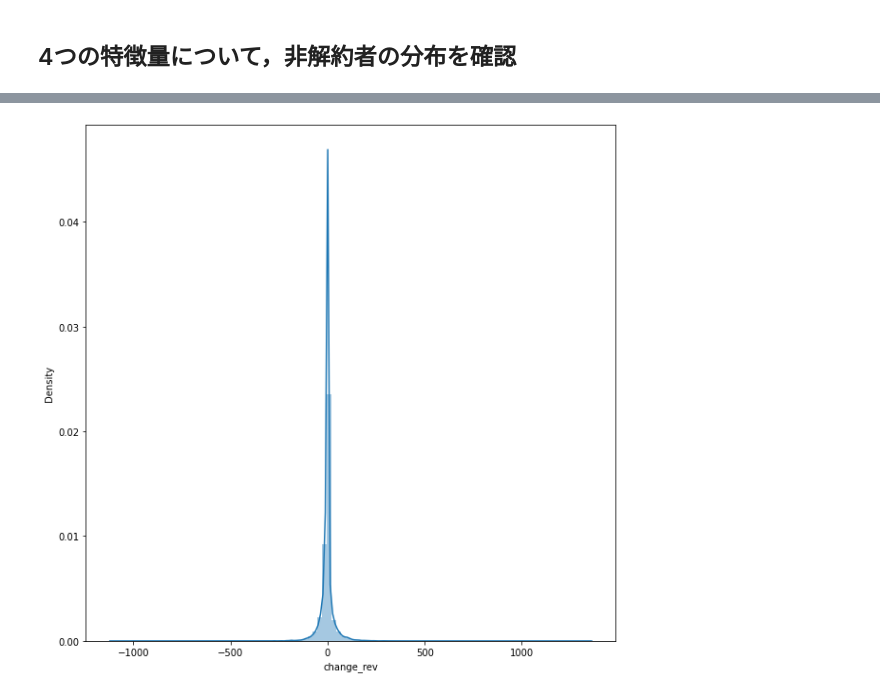
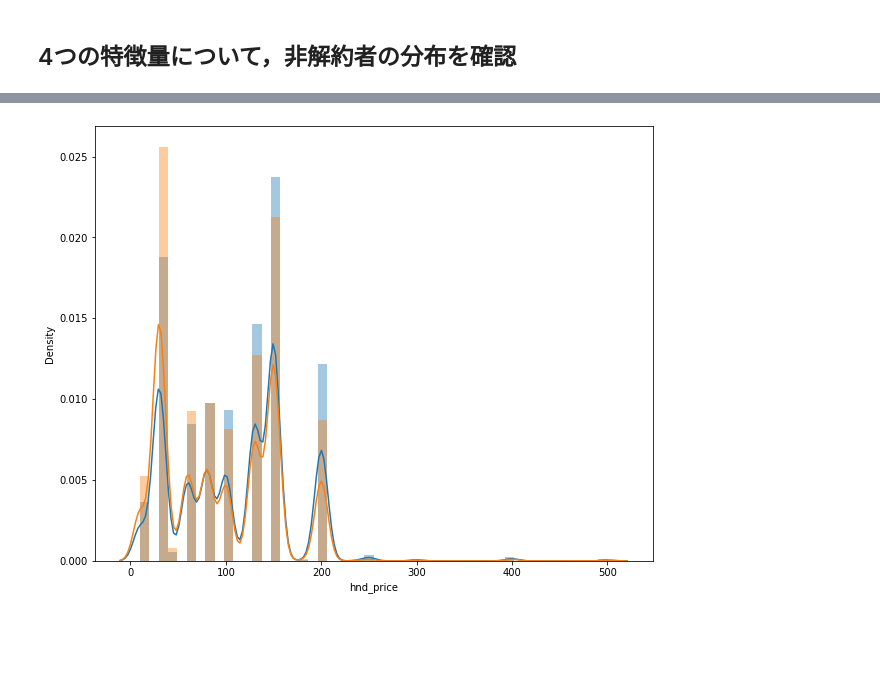
Before and after one commit to tom-uchida/GCI2020_Winter, a Jupyter notebook: final_task/src/analyze_4features.ipynb, the cells around one changed output, grey strips where cells are left out. Cells and saved outputs as stored; diff of their text form; code cells hidden in the pictures; blank space fills up the shorter version.

```diff
--- a/final_task/src/analyze_4features.ipynb
+++ b/final_task/src/analyze_4features.ipynb
@@ -278,4 +285,4 @@ plot_dist( 'change_mou', 100 )
-# %%
-plot_dist( 'change_rev', 100 )
-# %% [output]
-[figure, removed]
+# %%
+plot_2dist( df_churn0, df_churn1, 'hnd_price', 100 )
+# %% [output]
+[figure, added]
```
Also changed, not shown: parts of 8 cells of this notebook.
